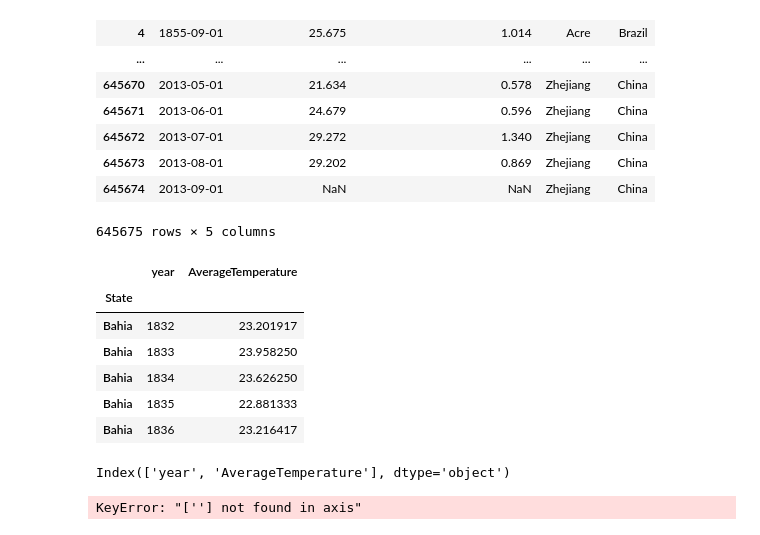
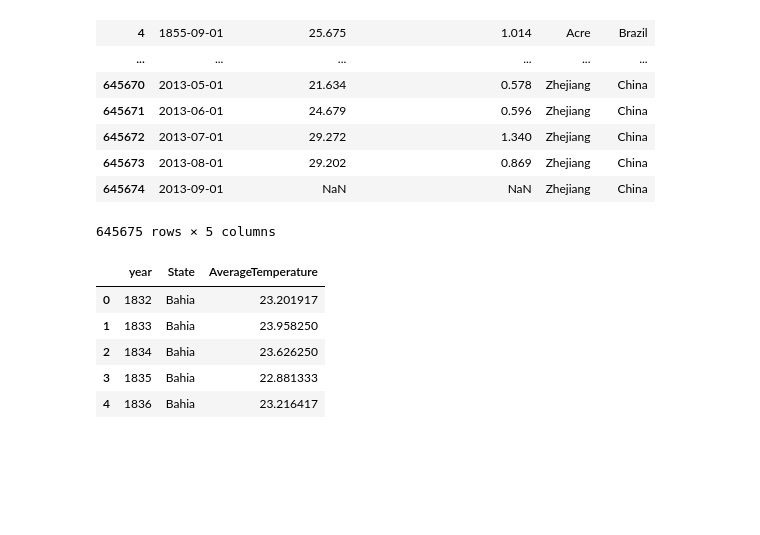
Before and after one commit to leonardovenan/santanderCoders3, a Jupyter notebook: Trabalho_final_states_arima.ipynb, the cells around one changed output. Saved outputs shown, nothing was run; the diff lists cells and outputs as text; code cells hidden in the pictures; blank space fills up the shorter version.

Commit message:
Forecast Arima, básica. Ainda não finalizado. Alguns erros ocorreram na parte de análises de autocorrelação

```diff
--- a/Trabalho_final_states_arima.ipynb
+++ b/Trabalho_final_states_arima.ipynb
@@ -38,46 +39,30 @@ data_arima
 # %%
 #verificação de dada máxima, iremos considerar o mínimo como 1800
 #print(data_arima['dt'].max())
 # Convertendo a coluna "dt" para dados de data
 data_arima['dt'] = pd.to_datetime(data_arima['dt'])
 #observando análises anteriores foi possível notar que existe uma defasagem nos dados
 #anteriores ao ano de 1800
 data_arima.drop(data_arima[data_arima['dt']<='1800-01-01'].index, inplace=True)
 data_arima.drop(data_arima[data_arima['dt']>='2013-09-01'].index, inplace=True)
 data_arima.drop(data_arima[data_arima['State'] != 'Bahia'].index, inplace=True)
 # Extraindo o ano da coluna "dt" para realizarmos uma análise por ano
 data_arima["year"] = data_arima["dt"].dt.year
 
 ## Aqui começa a análise exploratória de dados para descobrir padrões e tendências, primeiro
 ## agrupando as temperaturas por ano e estado
-dados_previsao = data_arima.groupby(["year","State"]).mean()
+dados_previsao = data_arima.groupby(["year","State"], as_index=False).mean()
 
 ## Limpeza dos dados utilizando o método .dropna() para remover linhas com valores ausentes
 data_arima.dropna(inplace=True)
 
 dados_previsao.drop('AverageTemperatureUncertainty', axis=1, inplace=True)
 
 dados_previsao.head()
-
-dados_previsao = dados_previsao.loc[(slice(None), "Bahia"), :]
-dados_previsao = dados_previsao.loc[(slice(None), "State"), :]
-dados_previsao = dados_previsao.reset_index(level=0)
-
-
-dados_previsao.head()
 # %% [output]
-|  | year | AverageTemperature |
-| State |  |  |
-| Bahia | 1832 | 23.201917 |
-| Bahia | 1833 | 23.958250 |
-| Bahia | 1834 | 23.626250 |
-| Bahia | 1835 | 22.881333 |
-| Bahia | 1836 | 23.216417 |
+|  | year | State | AverageTemperature |
+| 0 | 1832 | Bahia | 23.201917 |
+| 1 | 1833 | Bahia | 23.958250 |
+| 2 | 1834 | Bahia | 23.626250 |
+| 3 | 1835 | Bahia | 22.881333 |
+| 4 | 1836 | Bahia | 23.216417 |
-# %%
-dados_previsao.columns
-# %% [output]
-Index(['year', 'AverageTemperature'], dtype='object')
-# %%
-dados_previsao.drop(columns=[''])
-# %% [output]
-KeyError: "[''] not found in axis"
```
Also changed, not shown: parts of 12 cells of this notebook.
